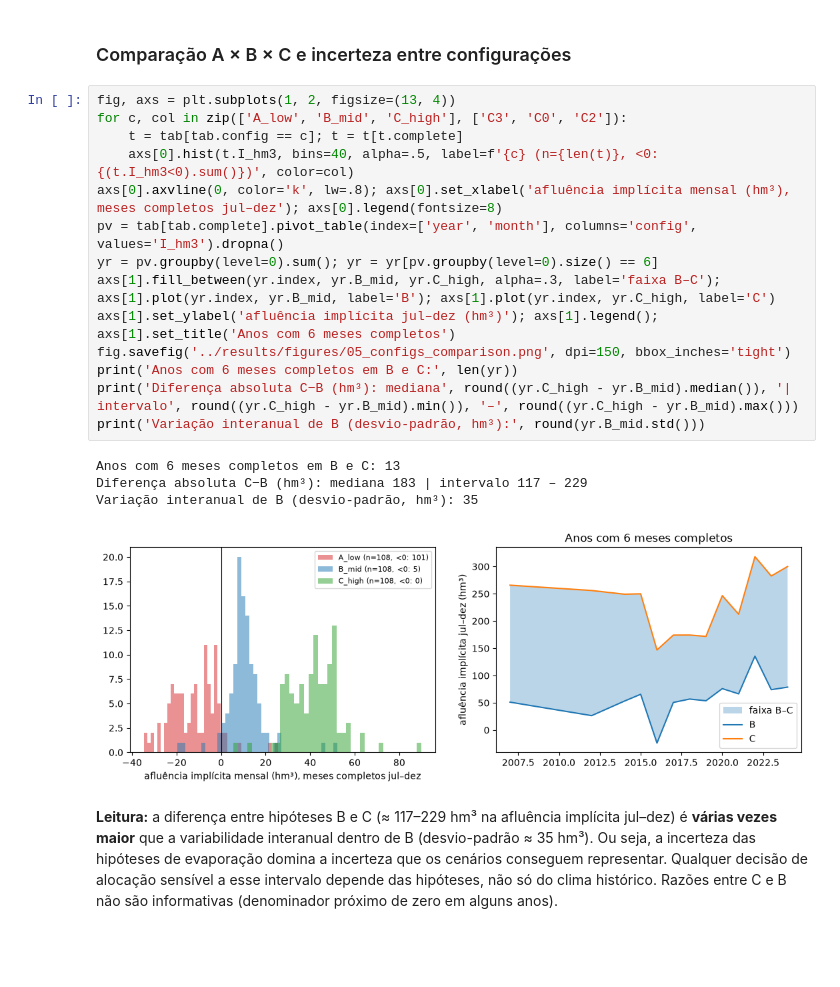
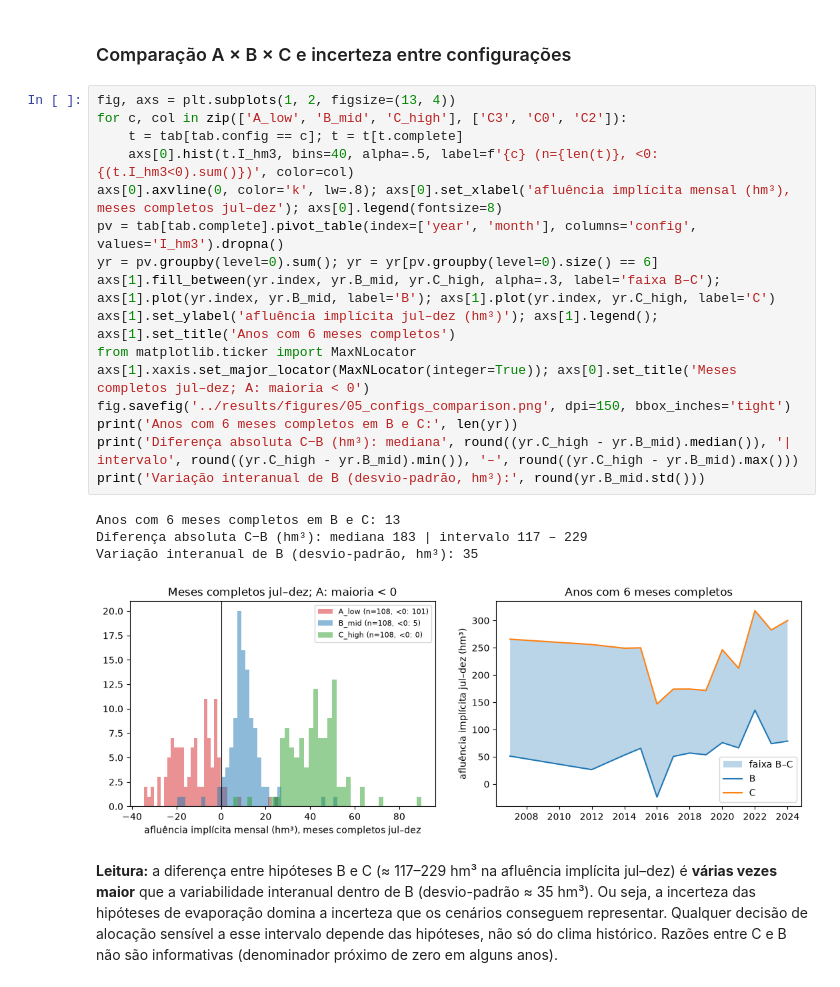
Before and after one commit to Gabrielfernandes7/Aquantis, a Jupyter notebook: experiments/05_hydrological_scenario_generation.ipynb, the cells around one changed output. Drawn from its saved outputs; the diff is of its cells as text; blank space fills up the shorter version.

Commit message:
docs(exp05): regenerate scenario outputs after visual review
Regenerate scenario tables and figures with dead-volume columns, report effective bootstrap sample size and fix integer year ticks.

```diff
--- a/experiments/05_hydrological_scenario_generation.ipynb
+++ b/experiments/05_hydrological_scenario_generation.ipynb
@@ -180,22 +202,24 @@ meta_s[meta_s.method.str.startswith('stress')][['scenario_id', 'initial_storage_
 # %%
 fig, axs = plt.subplots(1, 2, figsize=(13, 4))
 for c, col in zip(['A_low', 'B_mid', 'C_high'], ['C3', 'C0', 'C2']):
     t = tab[tab.config == c]; t = t[t.complete]
     axs[0].hist(t.I_hm3, bins=40, alpha=.5, label=f'{c} (n={len(t)}, <0: {(t.I_hm3<0).sum()})', color=col)
 axs[0].axvline(0, color='k', lw=.8); axs[0].set_xlabel('afluência implícita mensal (hm³), meses completos jul–dez'); axs[0].legend(fontsize=8)
 pv = tab[tab.complete].pivot_table(index=['year', 'month'], columns='config', values='I_hm3').dropna()
 yr = pv.groupby(level=0).sum(); yr = yr[pv.groupby(level=0).size() == 6]
 axs[1].fill_between(yr.index, yr.B_mid, yr.C_high, alpha=.3, label='faixa B–C'); axs[1].plot(yr.index, yr.B_mid, label='B'); axs[1].plot(yr.index, yr.C_high, label='C')
 axs[1].set_ylabel('afluência implícita jul–dez (hm³)'); axs[1].legend(); axs[1].set_title('Anos com 6 meses completos')
+from matplotlib.ticker import MaxNLocator
+axs[1].xaxis.set_major_locator(MaxNLocator(integer=True)); axs[0].set_title('Meses completos jul–dez; A: maioria < 0')
 fig.savefig('../results/figures/05_configs_comparison.png', dpi=150, bbox_inches='tight')
 print('Anos com 6 meses completos em B e C:', len(yr))
 print('Diferença absoluta C−B (hm³): mediana', round((yr.C_high - yr.B_mid).median()), '| intervalo', round((yr.C_high - yr.B_mid).min()), '–', round((yr.C_high - yr.B_mid).max()))
 print('Variação interanual de B (desvio-padrão, hm³):', round(yr.B_mid.std()))
 # %% [output]
 Anos com 6 meses completos em B e C: 13
 Diferença absoluta C−B (hm³): mediana 183 | intervalo 117 – 229
 Variação interanual de B (desvio-padrão, hm³): 35
-[figure, old version]
+[figure, new version]
 # %% [markdown]
 **Leitura:** a diferença entre hipóteses B e C (≈ 117–229 hm³ na afluência implícita jul–dez) é **várias vezes maior** que a variabilidade interanual dentro de B (desvio-padrão ≈ 35 hm³). Ou seja, a incerteza das hipóteses de evaporação domina a incerteza que os cenários conseguem representar. Qualquer decisão de alocação sensível a esse intervalo depende das hipóteses, não só do clima histórico. Razões entre C e B não são informativas (denominador próximo de zero em alguns anos).
 # %% [markdown]
```
Also changed, not shown: parts of 5 cells of this notebook, 6 other files.
